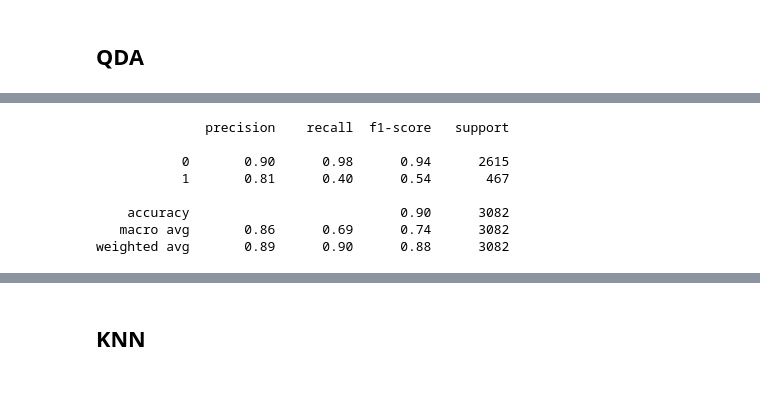
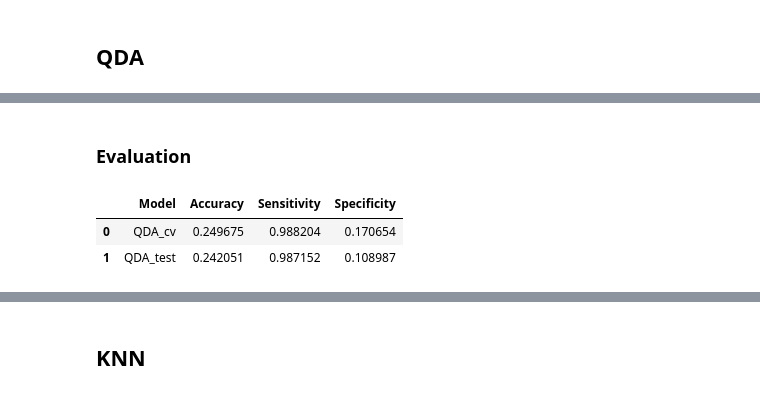
Before and after one commit to sararesta/ML-Homework, a Jupyter notebook: Classification-Copy1.ipynb, the cells around one changed output, grey strips where cells are left out. Drawn from its saved outputs; the diff is of its cells as text; code cells hidden in the pictures.

```diff
--- a/Classification-Copy1.ipynb
+++ b/Classification-Copy1.ipynb
@@ -598,7 +449,0 @@ Total number of trained models: 2470
-# %%
-# Define a mesh grid over the feature space
-
-features = ['PageValues', 'ExitRates', 'BounceRates', 'Month_Oct', 'VisitorType_Other', 'TrafficType_5',
-            'OperatingSystems_1', 'Browser_3', 'Browser_7', 'Browser_8', 'Month_Aug', 'Month_Sep', 'OperatingSystems_4',
-            'Month_Feb', 'Region_3', 'Browser_4', 'Region_7', 'TrafficType_11', 'TrafficType_10', 'OperatingSystems_6',
-            'OperatingSystems_8', 'Region_5', 'Region_6', 'TrafficType_15', 'TrafficType_19', 'TrafficType_4']
@@ -681,14 +540,9 @@ Total number of trained models: 513
-# %%
-model = QDA(store_covariance=True)
-model = model.fit(X_train_pca[[5, 1, 15, 4, 8, 12, 26, 18]], y_train)
-y_predict=model.predict(X_test_pca[[5, 1, 15, 4, 8, 12, 26, 18]])
-print(classification_report(y_test,y_predict))
-# %% [output]
-              precision    recall  f1-score   support
-
-           0       0.90      0.98      0.94      2615
-           1       0.81      0.40      0.54       467
-
-    accuracy                           0.90      3082
-   macro avg       0.86      0.69      0.74      3082
-weighted avg       0.89      0.90      0.88      3082
+# %% [markdown]
+### Evaluation
+# %%
+model = QDA(store_covariance=True)
+classification_metrics(model, "QDA", X_train[features], y_train, X_test[features], y_test,5)
+# %% [output]
+|  | Model | Accuracy | Sensitivity | Specificity |
+| 0 | QDA_cv | 0.249675 | 0.988204 | 0.170654 |
+| 1 | QDA_test | 0.242051 | 0.987152 | 0.108987 |
```
Also changed, not shown: parts of 51 cells of this notebook.
